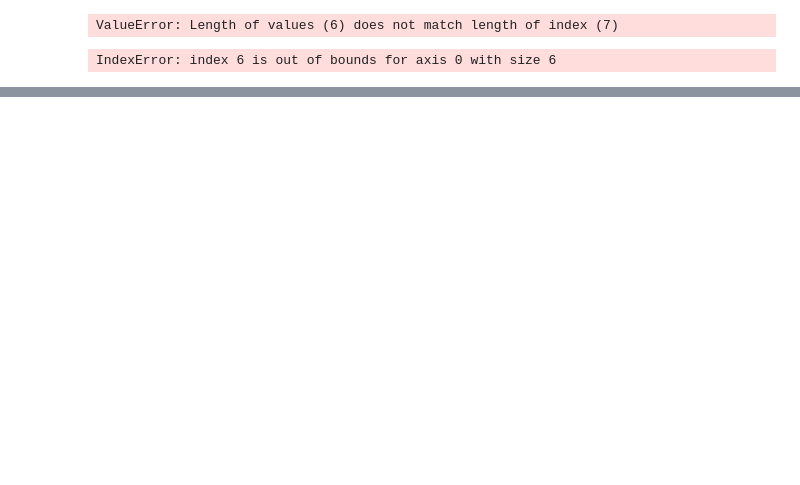
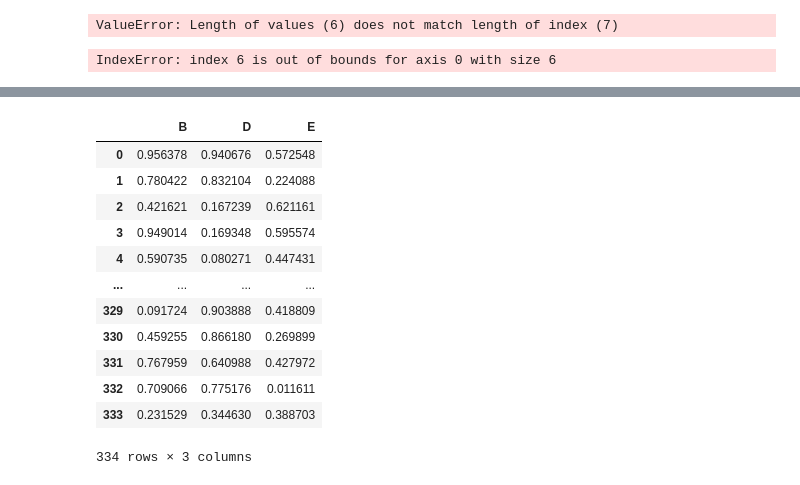
Before and after one commit to TanishqThuse/EDA_Data_Science_Code_With_Harry, a Jupyter notebook: Pandas_CSV_Basics/Pandas_CSV_Introduction.ipynb, the cells around one changed output, grey strips where cells are left out. Cells and saved outputs as stored; diff of their text form; code cells hidden in the pictures; blank space fills up the shorter version.

```diff
--- a/Pandas_CSV_Basics/Pandas_CSV_Introduction.ipynb
+++ b/Pandas_CSV_Basics/Pandas_CSV_Introduction.ipynb
@@ -471,0 +512,16 @@ newdf.head()
+# %%
+newdf.drop(['A','C'], axis=1)
+# %% [output]
+|  | B | D | E |
+| 0 | 0.956378 | 0.940676 | 0.572548 |
+| 1 | 0.780422 | 0.832104 | 0.224088 |
+| 2 | 0.421621 | 0.167239 | 0.621161 |
+| 3 | 0.949014 | 0.169348 | 0.595574 |
+| 4 | 0.590735 | 0.080271 | 0.447431 |
+| ... | ... | ... | ... |
+| 329 | 0.091724 | 0.903888 | 0.418809 |
+| 330 | 0.459255 | 0.866180 | 0.269899 |
+| 331 | 0.767959 | 0.640988 | 0.427972 |
+| 332 | 0.709066 | 0.775176 | 0.011611 |
+| 333 | 0.231529 | 0.344630 | 0.388703 |
+334 rows × 3 columns
```
Also changed, not shown: parts of 63 cells of this notebook, 3 other files.
